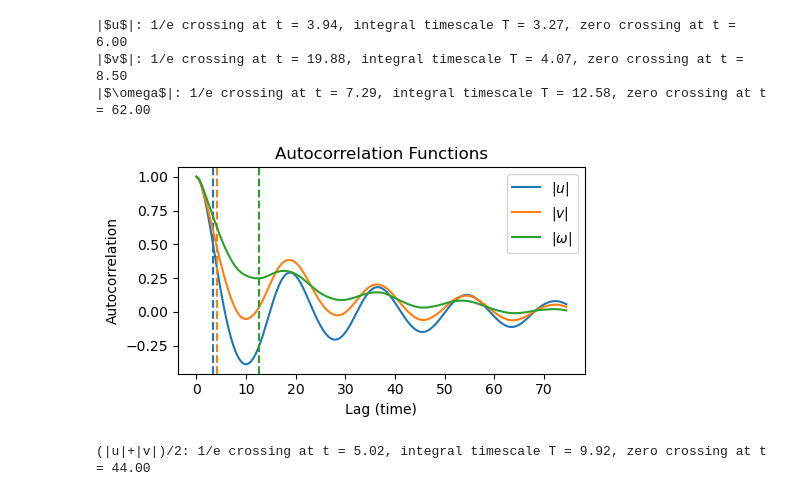
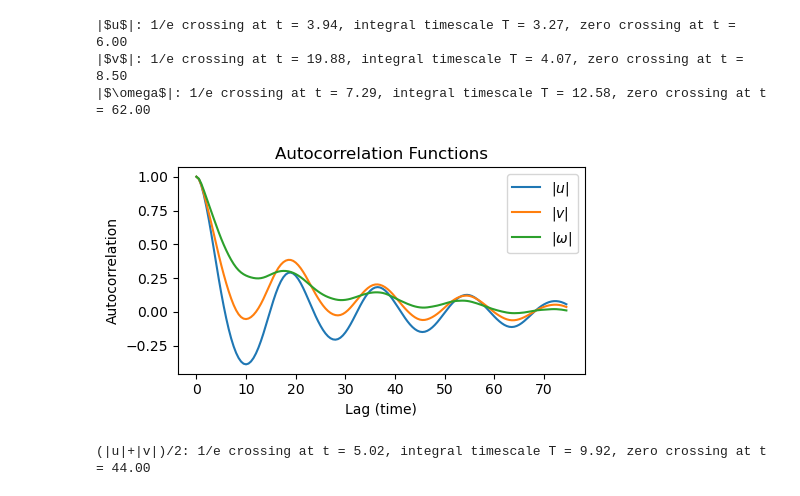
Before and after one commit to biancach/LDA_BO, a Jupyter notebook: examples/kolmogorov/bo/compute_characteristic_timescale.ipynb, the cells around one changed output. Saved outputs shown, nothing was run; the diff lists cells and outputs as text; code cells hidden in the pictures.

```diff
--- a/examples/kolmogorov/bo/compute_characteristic_timescale.ipynb
+++ b/examples/kolmogorov/bo/compute_characteristic_timescale.ipynb
@@ -34,35 +34,35 @@ for label, (arr, mean_name, ac_name, tau_name) in fields.items():
     autocorr = autocorr[autocorr.size // 2:]
     autocorr /= autocorr[0]
 
     # 1/e crossing
     tau_e = np.interp(1/np.e, autocorr[::-1], lags_pos[::-1])
 
     # First zero crossing
     zero_crossing_idx = np.where(autocorr < 0)[0]
     zero_crossing = lags_pos[zero_crossing_idx[0]] if len(zero_crossing_idx) > 0 else lags_pos[-1]
 
     # Integral timescale (area under positive part)
     cutoff = zero_crossing_idx[0] if len(zero_crossing_idx) > 0 else len(autocorr)
     tau_int = np.trapz(autocorr[:cutoff], lags_pos[:cutoff])
 
     print(f"{label}: 1/e crossing at t = {tau_e:.2f}, integral timescale T = {tau_int:.2f}, zero crossing at t = {zero_crossing:.2f}")
 
     results[label] = (autocorr, tau_e, tau_int, zero_crossing)
     p1 = plt.plot(lags_pos[:150], autocorr[:150], label=label)
-    plt.axvline(tau_int, color=p1[0].get_color(), linestyle='--')
+    # plt.axvline(tau_int, color=p1[0].get_color(), linestyle='--')
 
 plt.xlabel('Lag (time)')
 plt.ylabel('Autocorrelation')
 plt.title('Autocorrelation Functions')
 plt.legend()
 plt.tight_layout()
 plt.savefig(f'{project_root}/figures/{project}/bo/kolmogorov_autocorr_characteristic_timescales.png', dpi=300, bbox_inches='tight')
 plt.show()
 # %% [output]
 |$u$|: 1/e crossing at t = 3.94, integral timescale T = 3.27, zero crossing at t = 6.00
 |$v$|: 1/e crossing at t = 19.88, integral timescale T = 4.07, zero crossing at t = 8.50
 |$\omega$|: 1/e crossing at t = 7.29, integral timescale T = 12.58, zero crossing at t = 62.00
-[figure, old version]
+[figure, new version]
 # %%
 mean_u = np.mean(np.abs(u), axis=(1,2))
 mean_v = np.mean(np.abs(v), axis=(1,2))
```
Also changed, not shown: 7 other files.
